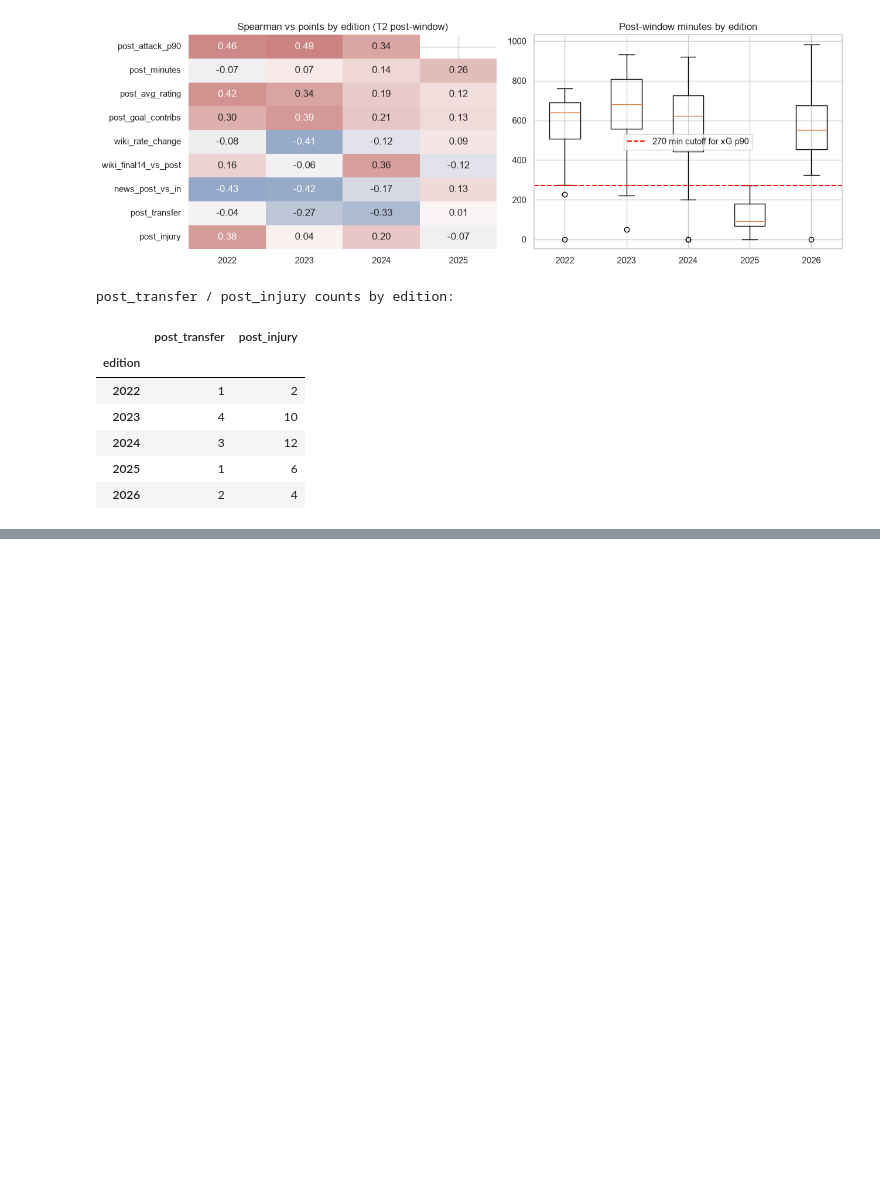
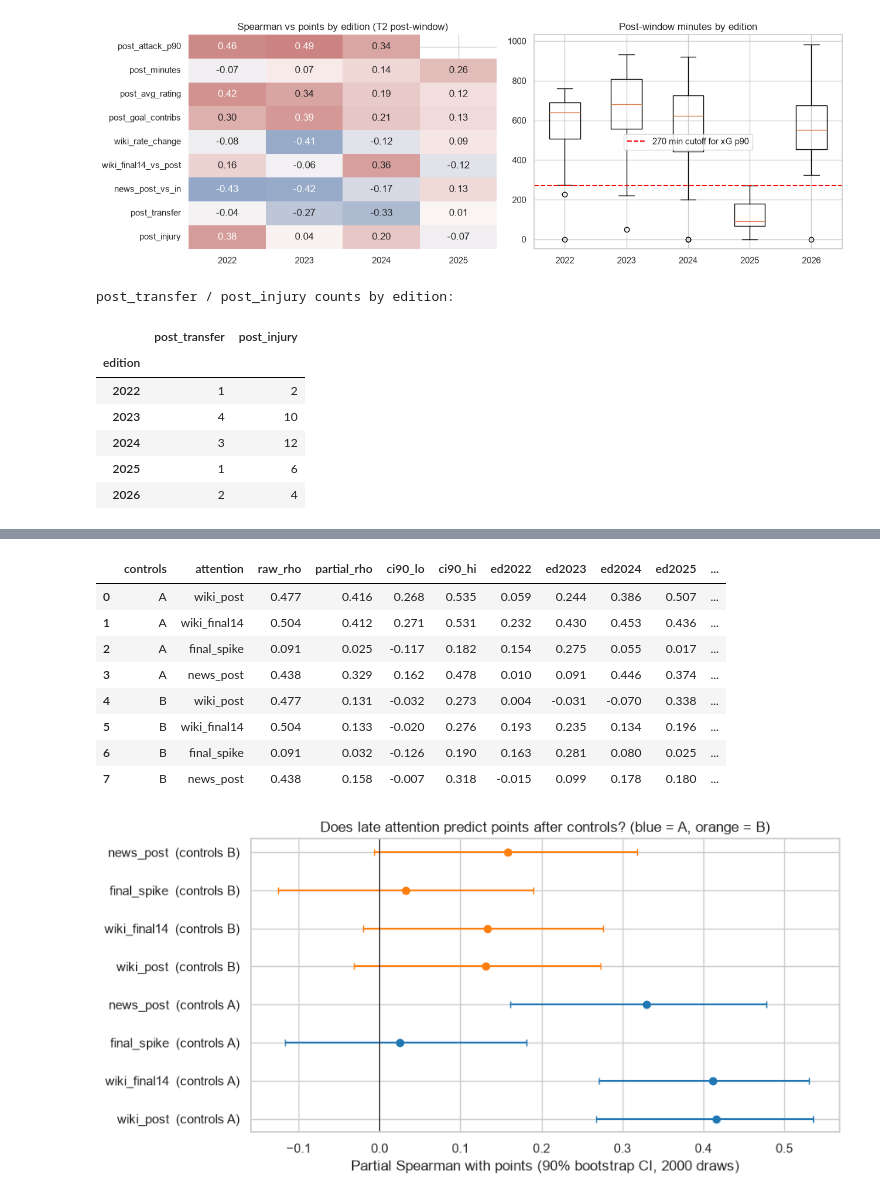
Before and after one commit to AswathKarthik10/predicting-the-ballon-dor, a Jupyter notebook: ballon_dor_2026.ipynb, the cells around one changed output, grey strips where cells are left out. Saved outputs shown, nothing was run; the diff lists cells and outputs as text; code cells hidden in the pictures; blank space fills up the shorter version.

```diff
--- a/ballon_dor_2026.ipynb
+++ b/ballon_dor_2026.ipynb
@@ -1061,0 +1163,70 @@ post_transfer / post_injury counts by edition:
+# %%
+CONTROLS_A = ["club_attack_p90", "big_game_rating", "ucl_ko_goal_contribs", "major_titles", "other_honors", "club_rating", "prior_standing"]
+Zc_all = within_edition_z(raw, CONTROLS_A)
+Zc_lab = Zc_all.loc[att_lab.index]
+y_pct = pooled_att_y.values
+
+def residualise(target: np.ndarray, controls: np.ndarray) -> np.ndarray:
+    design = np.column_stack([np.ones(len(controls)), controls])
+    beta, *_ = np.linalg.lstsq(design, target, rcond=None)
+    return target - design @ beta
+
+def partial_spearman(x: np.ndarray, y: np.ndarray, controls: np.ndarray) -> float:
+    rx = stats.rankdata(x)
+    ry = stats.rankdata(y)
+    return float(np.corrcoef(residualise(rx, controls), residualise(ry, controls))[0, 1])
+
+def bootstrap_ci(x: np.ndarray, y: np.ndarray, controls: np.ndarray, n_boot: int, rng: np.random.Generator) -> tuple[float, float]:
+    n = len(x)
+    draws = np.empty(n_boot)
+    for b in range(n_boot):
+        idx = rng.integers(0, n, n)
+        draws[b] = partial_spearman(x[idx], y[idx], controls[idx])
+    return float(np.percentile(draws, 5)), float(np.percentile(draws, 95))
+
+rng = np.random.default_rng(SEED)
+N_BOOT = 2000
+control_sets = {
+    "A: performance + honors + team + prior standing": Zc_lab.values,
+    "B: A + baseline fame (wiki_pre) + in-window attention (wiki_in)": np.column_stack([Zc_lab.values, att_lab_z[["wiki_pre", "wiki_in"]].values]),
+}
+tests = ["wiki_post", "wiki_final14", "final_spike", "news_post"]
+rows = []
+for name, ctrl in control_sets.items():
+    for f in tests:
+        x = att_lab_z[f].values
+        raw_rho = stats.spearmanr(x, y_pct)[0]
+        part = partial_spearman(x, y_pct, ctrl)
+        lo, hi = bootstrap_ci(x, y_pct, ctrl, N_BOOT, rng)
+        per_ed = []
+        for ed in (2022, 2023, 2024, 2025):
+            m = (att_lab["edition"] == ed).values
+            per_ed.append(partial_spearman(x[m], att_lab["points"].values[m], ctrl[m]))
+        rows.append({"controls": name[:1], "attention": f, "raw_rho": raw_rho, "partial_rho": part, "ci90_lo": lo, "ci90_hi": hi,
+                     **{f"ed{ed}": v for ed, v in zip((2022, 2023, 2024, 2025), per_ed)}, "n_pos_editions": int(sum(v > 0 for v in per_ed))})
+partial_tbl = pd.DataFrame(rows)
+display(partial_tbl.round(3))
+
+fig, ax = plt.subplots(figsize=(9, 4.5))
+for i, r in partial_tbl.iterrows():
+    colour = "tab:blue" if r["controls"] == "A" else "tab:orange"
+    ax.errorbar(r["partial_rho"], i, xerr=[[r["partial_rho"] - r["ci90_lo"]], [r["ci90_hi"] - r["partial_rho"]]], fmt="o", color=colour, capsize=3)
+ax.axvline(0, color="k", linewidth=0.8)
+ax.set_yticks(range(len(partial_tbl)))
+ax.set_yticklabels([f"{r['attention']}  (controls {r['controls']})" for _, r in partial_tbl.iterrows()])
+ax.set_xlabel("Partial Spearman with points (90% bootstrap CI, 2000 draws)")
+ax.set_title("Does late attention predict points after controls? (blue = A, orange = B)")
+plt.tight_layout()
+plt.savefig("figures/eda/d_partial_recency.png", dpi=130)
+plt.show()
+# %% [output]
+|  | controls | attention | raw_rho | partial_rho | ci90_lo | ci90_hi | ed2022 | ed2023 | ed2024 | ed2025 | ... |
+| 0 | A | wiki_post | 0.477 | 0.416 | 0.268 | 0.535 | 0.059 | 0.244 | 0.386 | 0.507 | ... |
+| 1 | A | wiki_final14 | 0.504 | 0.412 | 0.271 | 0.531 | 0.232 | 0.430 | 0.453 | 0.436 | ... |
+| 2 | A | final_spike | 0.091 | 0.025 | -0.117 | 0.182 | 0.154 | 0.275 | 0.055 | 0.017 | ... |
+| 3 | A | news_post | 0.438 | 0.329 | 0.162 | 0.478 | 0.010 | 0.091 | 0.446 | 0.374 | ... |
+| 4 | B | wiki_post | 0.477 | 0.131 | -0.032 | 0.273 | 0.004 | -0.031 | -0.070 | 0.338 | ... |
+| 5 | B | wiki_final14 | 0.504 | 0.133 | -0.020 | 0.276 | 0.193 | 0.235 | 0.134 | 0.196 | ... |
+| 6 | B | final_spike | 0.091 | 0.032 | -0.126 | 0.190 | 0.163 | 0.281 | 0.080 | 0.025 | ... |
+| 7 | B | news_post | 0.438 | 0.158 | -0.007 | 0.318 | -0.015 | 0.099 | 0.178 | 0.180 | ... |
+[figure, added]
```
Also changed, not shown: parts of 13 cells of this notebook, 5 other files.
